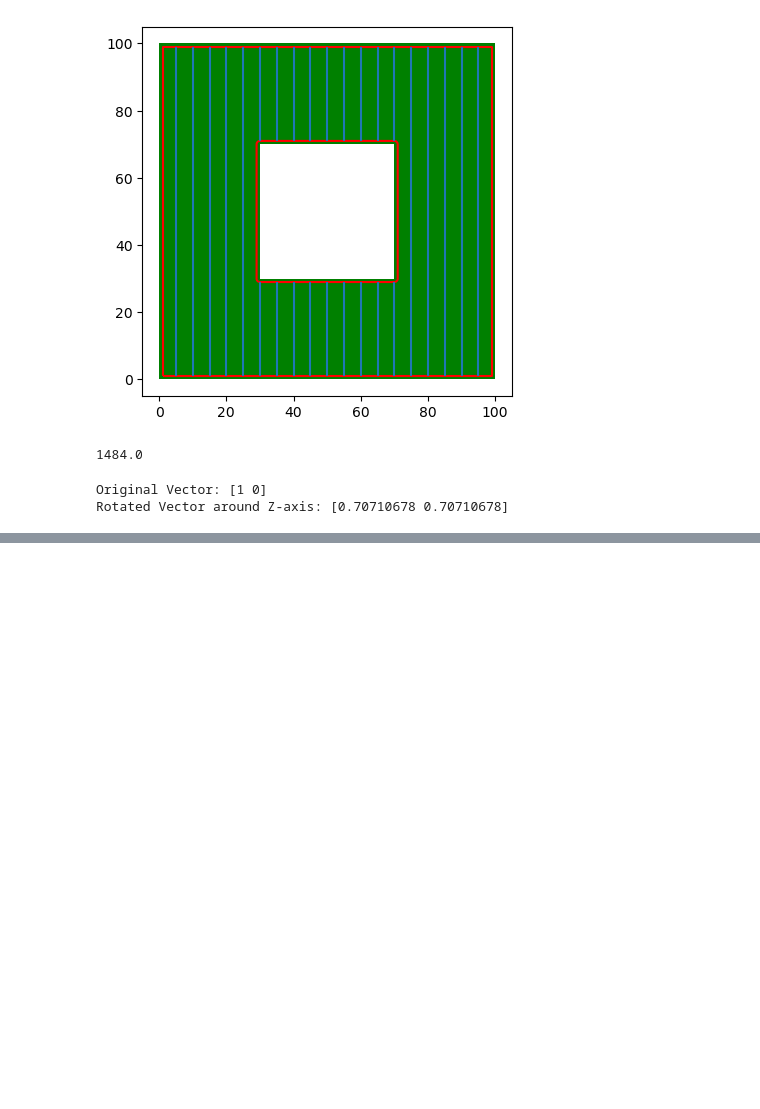
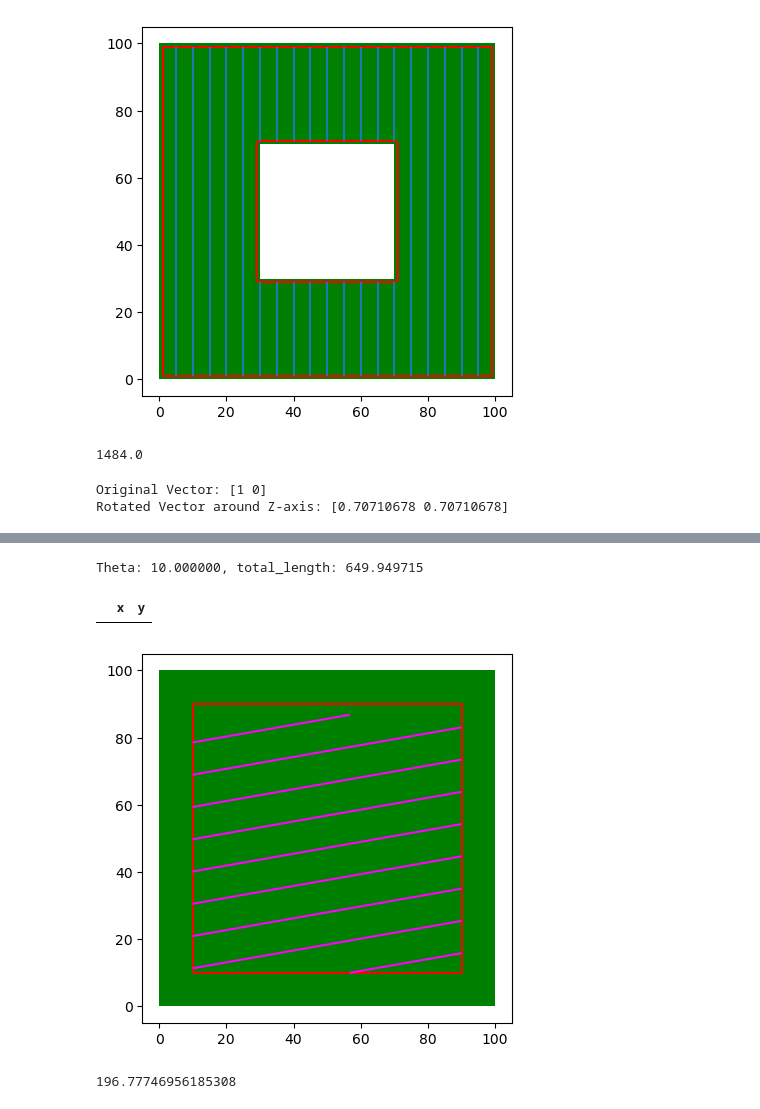
Before and after one commit to NickBak08/AgricultureRobotics, a Jupyter notebook: PathPlanning/testing_functions.ipynb, the cells around one changed output, grey strips where cells are left out. Drawn from its saved outputs; the diff is of its cells as text; code cells hidden in the pictures; blank space fills up the shorter version.

```diff
--- a/PathPlanning/testing_functions.ipynb
+++ b/PathPlanning/testing_functions.ipynb
@@ -219,0 +229,43 @@ Theta: 5.000000, total_length: 860.948812
+# %%
+field1 = gpd.GeoSeries(Polygon(coordinates[1][0]))
+field1_with_headlands = field1.buffer(-10)
+fig, ax = plt.subplots()
+field1.plot(ax = ax, color = 'green')
+field1_with_headlands.boundary.plot(ax = ax, color = 'red')
+
+
+d = 10
+theta_z = 10  # Rotation angle in degrees around z-axis
+dx = d/(np.sin(np.radians(theta_z))+0.01)
+# dx = d
+vector = np.array([500, 0])
+rotated_vector = rotate_vector_z(vector, theta_z)
+rotated_vector = [[0,0],list(rotated_vector)]
+vector_list = []
+if theta_z == 0:
+    for i in range(-10,10):
+        vector_list.append([[rotated_vector[0][0],rotated_vector[0][1]+i*d],[rotated_vector[1][0],rotated_vector[1][1]+i*d]])
+else:
+    for i in range(-10,10):
+        vector_list.append([[rotated_vector[0][0]+i*dx,rotated_vector[0][1]],[rotated_vector[1][0]+dx*i,rotated_vector[1][1]]])
+
+swaths = []
+swaths_clipped = []
+for i in range(len(vector_list)):
+    swaths.append(gpd.GeoSeries(LineString(vector_list[i])))
+    swaths_clipped.append(gpd.clip(swaths[i],field1_with_headlands))
+
+total_swath_length = 0
+for i in range(len(swaths_clipped)):
+    if not swaths_clipped[i].get_coordinates().empty: # This line is to make sure we don't calculate the length
+        #for vectors that are completely outside of the boundaries
+        swaths_clipped[i].plot(ax = ax,color = 'magenta')
+        total_swath_length+=swaths_clipped[i][0].length
+print('Theta: {:6f}, total_length: {:6f}'.format(theta_z,total_swath_length))
+
+
+swaths_clipped[15].get_coordinates()
+# %% [output]
+Theta: 10.000000, total_length: 649.949715
+|  | x | y |
+[figure, added]
@@ -219,0 +303,4 @@ Theta: 5.000000, total_length: 860.948812
+# %%
+heading_2
+# %% [output]
+196.77746956185308
```
Also changed, not shown: parts of 12 cells of this notebook, 1 other file.
